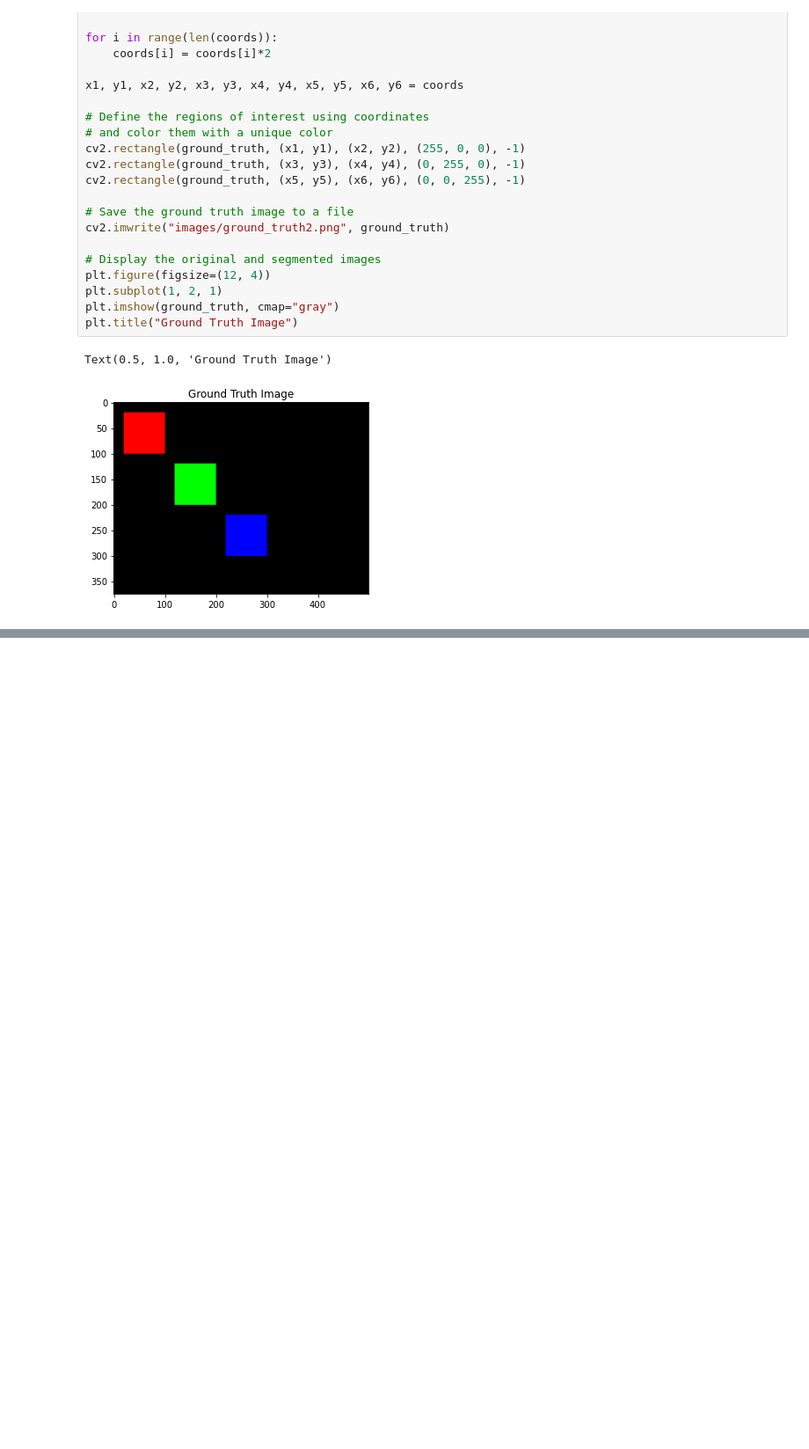
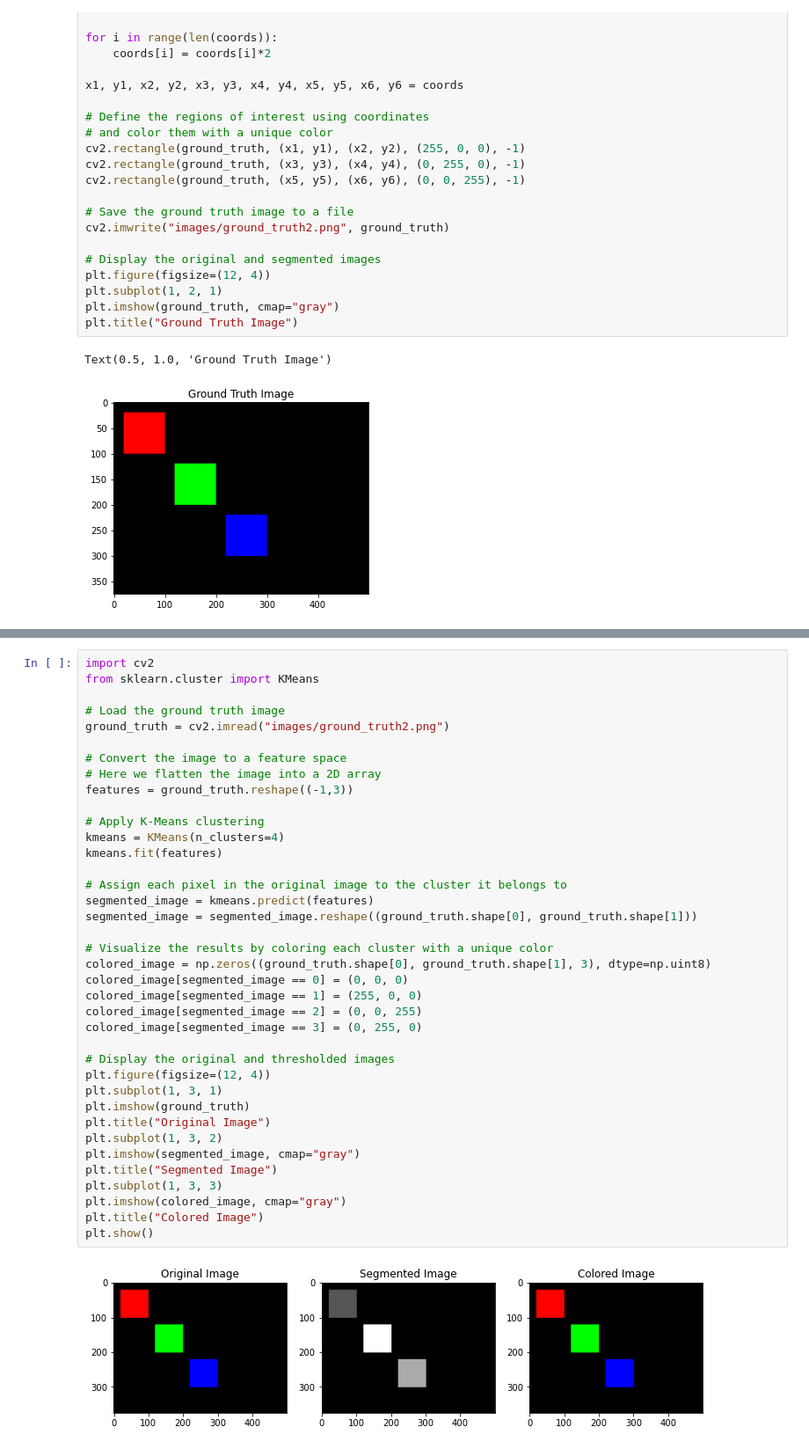
Before and after one commit to daviddeket/image_segmentation, a Jupyter notebook: clustering_based_segmentation.ipynb, the cells around one changed output, grey strips where cells are left out. Shown at 88% size. Cells and saved outputs as stored; diff of their text form; blank space fills up the shorter version.

Commit message:
clustering v2

```diff
--- a/clustering_based_segmentation.ipynb
+++ b/clustering_based_segmentation.ipynb
@@ -76,0 +83,40 @@ Text(0.5, 1.0, 'Ground Truth Image')
+# %%
+import cv2
+from sklearn.cluster import KMeans
+
+# Load the ground truth image
+ground_truth = cv2.imread("images/ground_truth2.png")
+
+# Convert the image to a feature space
+# Here we flatten the image into a 2D array
+features = ground_truth.reshape((-1,3))
+
+# Apply K-Means clustering
+kmeans = KMeans(n_clusters=4)
+kmeans.fit(features)
+
+# Assign each pixel in the original image to the cluster it belongs to
+segmented_image = kmeans.predict(features)
+segmented_image = segmented_image.reshape((ground_truth.shape[0], ground_truth.shape[1]))
+
+# Visualize the results by coloring each cluster with a unique color
+colored_image = np.zeros((ground_truth.shape[0], ground_truth.shape[1], 3), dtype=np.uint8)
+colored_image[segmented_image == 0] = (0, 0, 0)
+colored_image[segmented_image == 1] = (255, 0, 0)
+colored_image[segmented_image == 2] = (0, 0, 255)
+colored_image[segmented_image == 3] = (0, 255, 0)
+
+# Display the original and thresholded images
+plt.figure(figsize=(12, 4))
+plt.subplot(1, 3, 1)
+plt.imshow(ground_truth)
+plt.title("Original Image")
+plt.subplot(1, 3, 2)
+plt.imshow(segmented_image, cmap="gray")
+plt.title("Segmented Image")
+plt.subplot(1, 3, 3)
+plt.imshow(colored_image, cmap="gray")
+plt.title("Colored Image")
+plt.show()
+# %% [output]
+[figure, added]
```
Also changed, not shown: parts of 8 cells of this notebook, 4 other files.
